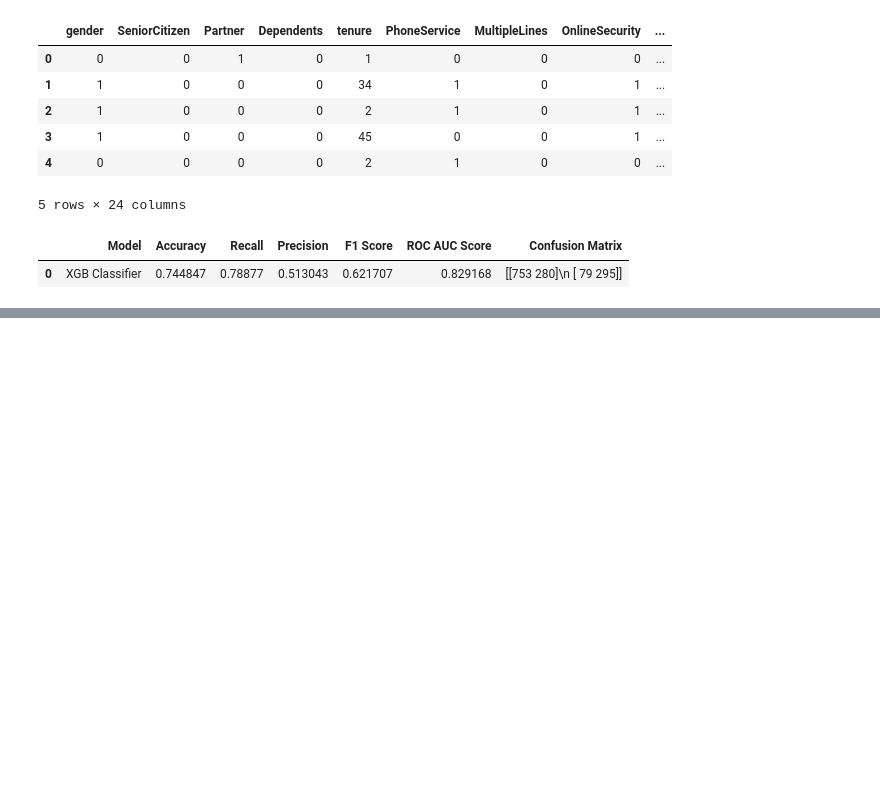
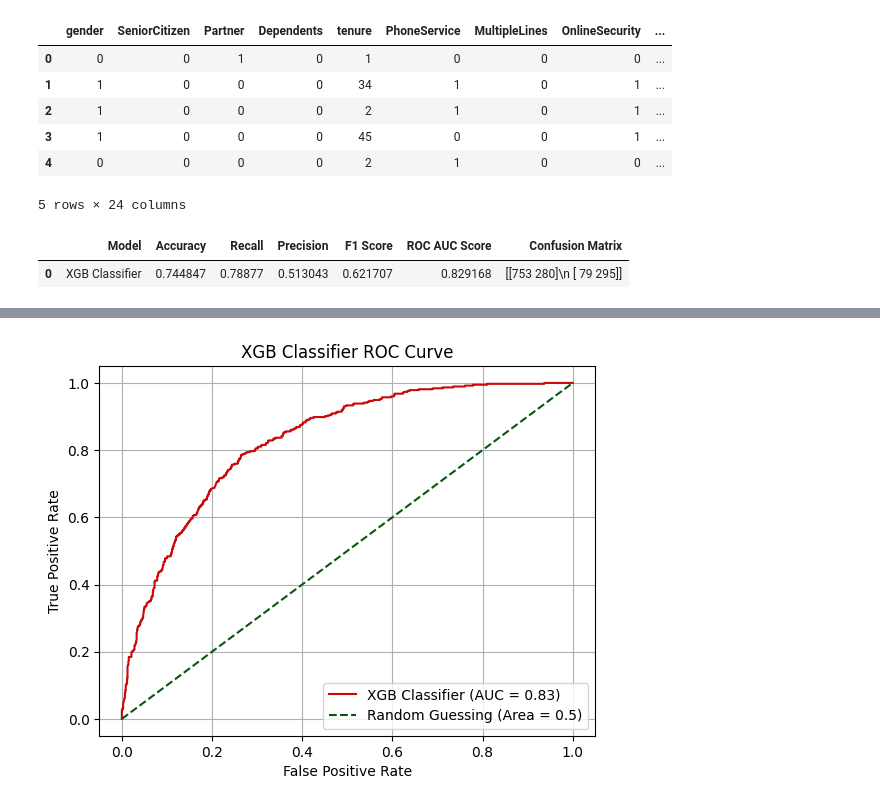
Before and after one commit to Md-Maruf-1727/customer-churn-prediction-ml, a Jupyter notebook: NoteBooks/05_model_evaluation.ipynb, the cells around one changed output, grey strips where cells are left out. Cells and saved outputs as stored; diff of their text form; code cells hidden in the pictures; blank space fills up the shorter version.

```diff
--- a/NoteBooks/05_model_evaluation.ipynb
+++ b/NoteBooks/05_model_evaluation.ipynb
@@ -84,0 +88,15 @@ plt.show()
+# %%
+fpr, tpr, _ = roc_curve(ytest, y_pred_proba)
+
+plt.plot(fpr, tpr, color="#CA0A0A", label= f"XGB Classifier (AUC = {roc_auc:.2f})")
+
+plt.plot([0, 1], [0, 1], color="#08570C", linestyle="--", label="Random Guessing (Area = 0.5)")
+
+plt.title("XGB Classifier ROC Curve")
+plt.xlabel("False Positive Rate")
+plt.ylabel("True Positive Rate")
+plt.legend(loc='lower right')
+plt.grid(True)
+plt.show()
+# %% [output]
+[figure, added]
```
Also changed, not shown: parts of 2 cells of this notebook.
